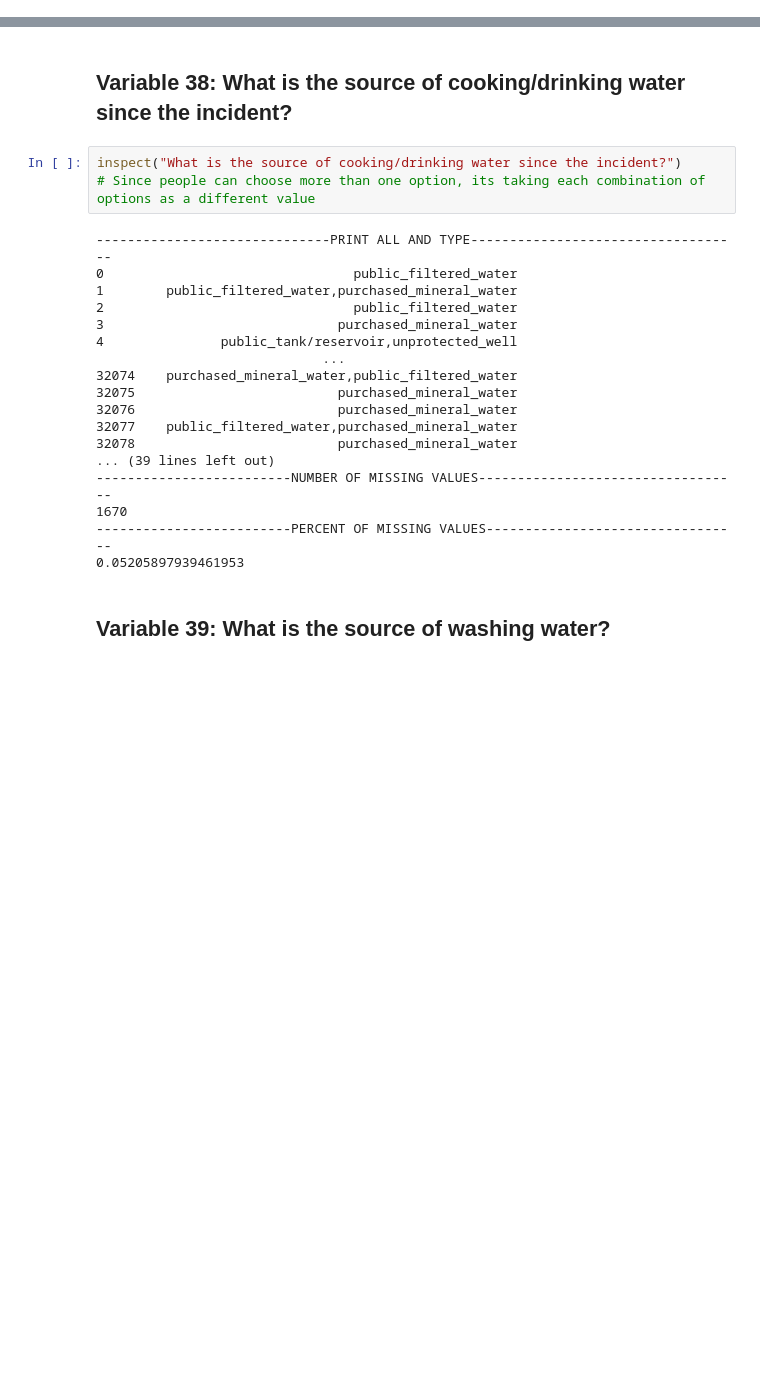
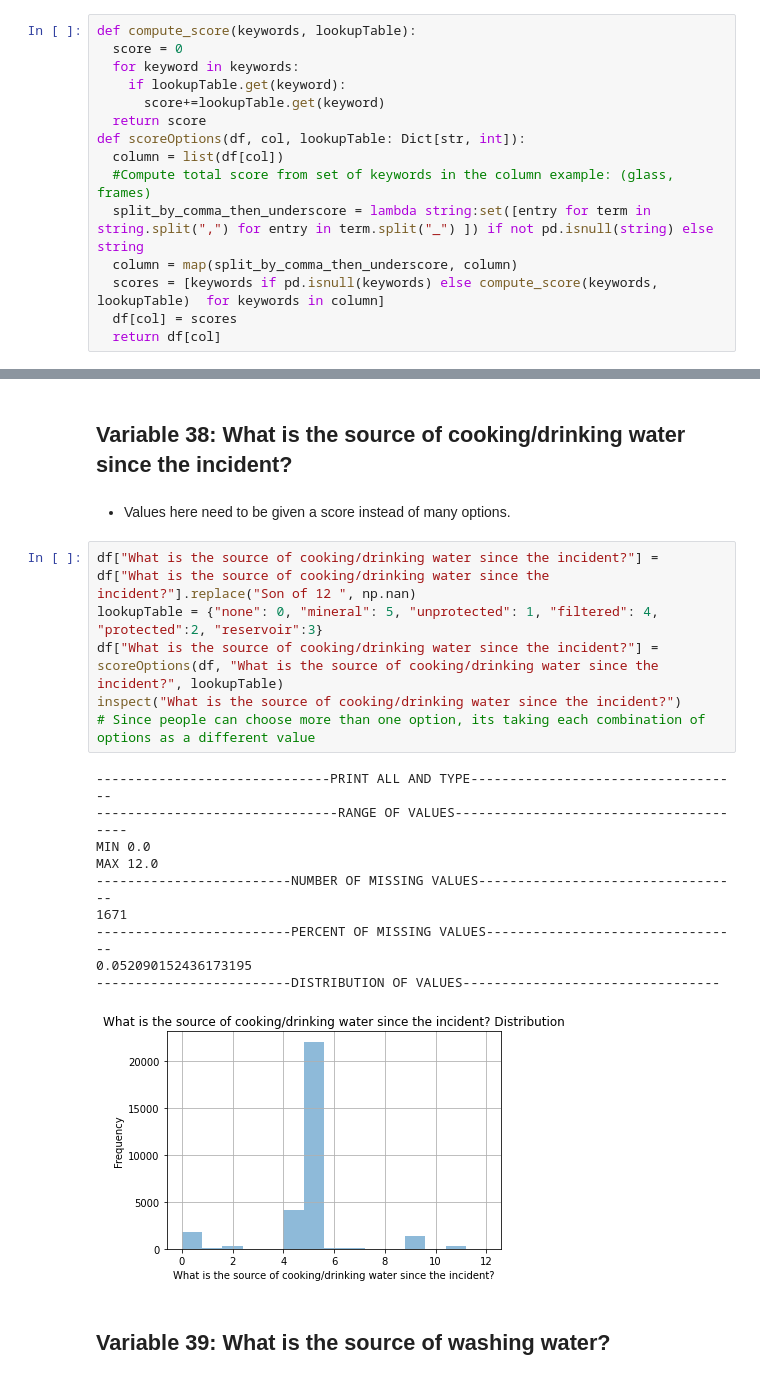
Before and after one commit to LynnWahab/ds_2021, a Jupyter notebook: ds_2021.ipynb, the cells around one changed output, grey strips where cells are left out. Saved outputs shown, nothing was run; the diff lists cells and outputs as text; blank space fills up the shorter version.

```diff
--- a/ds_2021.ipynb
+++ b/ds_2021.ipynb
@@ -97,0 +137,15 @@ array([nan, 'wife/husband', 'other', 'daughter/son', 'wife', 'Wife'],
+# %%
+def compute_score(keywords, lookupTable):
+  score = 0
+  for keyword in keywords:
+    if lookupTable.get(keyword):
+      score+=lookupTable.get(keyword)
+  return score
+def scoreOptions(df, col, lookupTable: Dict[str, int]):
+  column = list(df[col])
+  #Compute total score from set of keywords in the column example: (glass, frames)
+  split_by_comma_then_underscore = lambda string:set([entry for term in string.split(",") for entry in term.split("_") ]) if not pd.isnull(string) else string
+  column = map(split_by_comma_then_underscore, column)
+  scores = [keywords if pd.isnull(keywords) else compute_score(keywords, lookupTable)  for keywords in column]
+  df[col] = scores
+  return df[col]
@@ -1447,26 +1046,24 @@ inspect("Why?")
 # WATER
 # %% [markdown]
 ## Variable 38: What is the source of cooking/drinking water since the incident?
-# %%
-inspect("What is the source of cooking/drinking water since the incident?")
-# Since people can choose more than one option, its taking each combination of options as a different value
-# %% [output]
-------------------------------PRINT ALL AND TYPE-----------------------------------
-0                                public_filtered_water
-1        public_filtered_water,purchased_mineral_water
-2                                public_filtered_water
-3                              purchased_mineral_water
-4               public_tank/reservoir,unprotected_well
-                             ...
-32074    purchased_mineral_water,public_filtered_water
-32075                          purchased_mineral_water
-32076                          purchased_mineral_water
-32077    public_filtered_water,purchased_mineral_water
-32078                          purchased_mineral_water
-... (39 lines left out)
--------------------------NUMBER OF MISSING VALUES----------------------------------
-1670
--------------------------PERCENT OF MISSING VALUES---------------------------------
-0.05205897939461953
+# %% [markdown]
+- Values here need to be given a score instead of many options.
+# %%
+df["What is the source of cooking/drinking water since the incident?"] = df["What is the source of cooking/drinking water since the incident?"].replace("Son of 12 ", np.nan)
+lookupTable = {"none": 0, "mineral": 5, "unprotected": 1, "filtered": 4, "protected":2, "reservoir":3}
+df["What is the source of cooking/drinking water since the incident?"] = scoreOptions(df, "What is the source of cooking/drinking water since the incident?", lookupTable)
+inspect("What is the source of cooking/drinking water since the incident?")
+# Since people can choose more than one option, its taking each combination of options as a different value
+# %% [output]
+------------------------------PRINT ALL AND TYPE-----------------------------------
+-------------------------------RANGE OF VALUES---------------------------------------
+MIN 0.0
+MAX 12.0
+-------------------------NUMBER OF MISSING VALUES----------------------------------
+1671
+-------------------------PERCENT OF MISSING VALUES---------------------------------
+0.052090152436173195
+-------------------------DISTRIBUTION OF VALUES---------------------------------
+[figure, added]
 # %% [markdown]
 ## Variable 39: What is the source of washing water?
```
Also changed, not shown: parts of 215 cells of this notebook, 1 other file.
